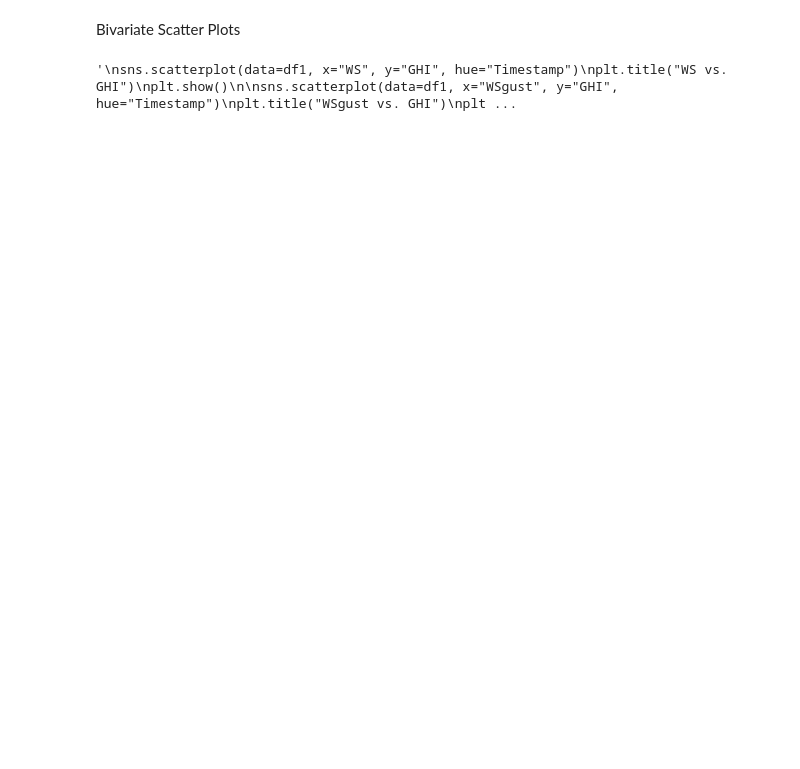
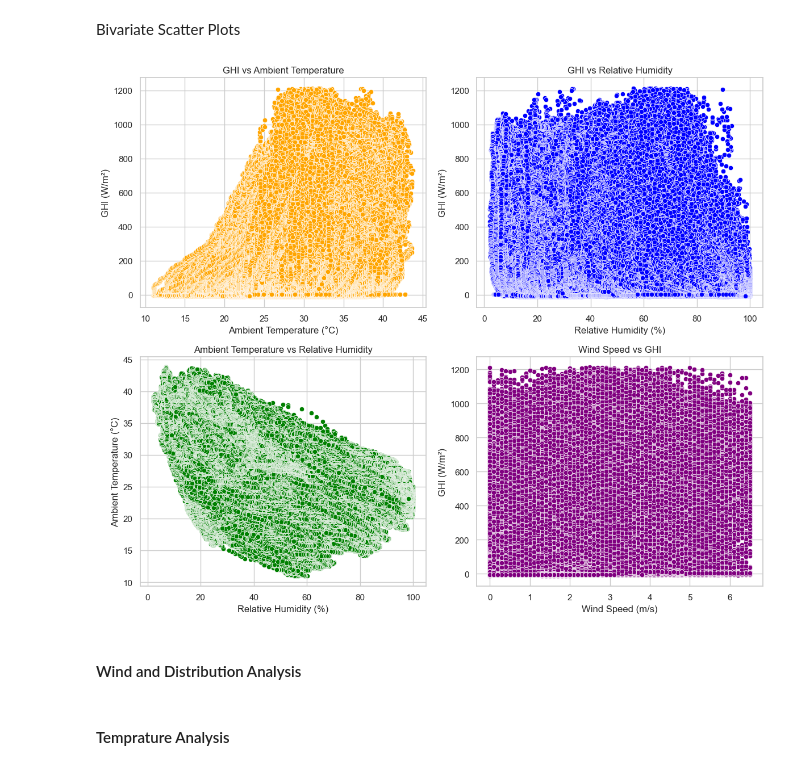
Before and after one commit to tegbiye/solar-challenge-week1, a Jupyter notebook: notebooks/benin_eda.ipynb, the cells around one changed output. Drawn from its saved outputs; the diff is of its cells as text; code cells hidden in the pictures; blank space fills up the shorter version.

```diff
--- a/notebooks/benin_eda.ipynb
+++ b/notebooks/benin_eda.ipynb
@@ -492,27 +490,34 @@ plt.show()
 Bivariate Scatter Plots
 # %%
 # Pairwise scatter of two features, colored by species
-'''
-sns.scatterplot(data=df1, x="WS", y="GHI", hue="Timestamp")
-plt.title("WS vs. GHI")
+sns.set(style="whitegrid")
+fig, axes = plt.subplots(2, 2, figsize=(12, 10))
+
+# 1. GHI vs Tamb
+sns.scatterplot(data=df1, x='Tamb', y='GHI', ax=axes[0, 0], color='orange')
+axes[0, 0].set_title('GHI vs Ambient Temperature')
+axes[0, 0].set_xlabel('Ambient Temperature (°C)')
+axes[0, 0].set_ylabel('GHI (W/m²)')
+
+# 2. GHI vs RH
+sns.scatterplot(data=df1, x='RH', y='GHI', ax=axes[0, 1], color='blue')
+axes[0, 1].set_title('GHI vs Relative Humidity')
+axes[0, 1].set_xlabel('Relative Humidity (%)')
+axes[0, 1].set_ylabel('GHI (W/m²)')
+
+# 3. Tamb vs RH
+sns.scatterplot(data=df1, x='RH', y='Tamb', ax=axes[1, 0], color='green')
+axes[1, 0].set_title('Ambient Temperature vs Relative Humidity')
+axes[1, 0].set_xlabel('Relative Humidity (%)')
+axes[1, 0].set_ylabel('Ambient Temperature (°C)')
+
+# 4. WS vs GHI
+sns.scatterplot(data=df1, x='WS', y='GHI', ax=axes[1, 1], color='purple')
+axes[1, 1].set_title('Wind Speed vs GHI')
+axes[1, 1].set_xlabel('Wind Speed (m/s)')
+axes[1, 1].set_ylabel('GHI (W/m²)')
+
+plt.tight_layout()
 plt.show()
-
-sns.scatterplot(data=df1, x="WSgust", y="GHI", hue="Timestamp")
-plt.title("WSgust vs. GHI")
-plt.show()
-
-sns.scatterplot(data=df1, x="WD", y="GHI", hue="Timestamp")
-plt.title("WD vs. GHI")
-plt.show()
-
-sns.scatterplot(data=df1, x="RH", y="Tamb", hue="Timestamp")
-plt.title("RH vs. Tamb")
-plt.show()
-
-sns.scatterplot(data=df1, x="RH", y="GHI", hue="Timestamp")
-plt.title("RH vs. GHI")
-plt.show()
-
-'''
 # %% [output]
-'\nsns.scatterplot(data=df1, x="WS", y="GHI", hue="Timestamp")\nplt.title("WS vs. GHI")\nplt.show()\n\nsns.scatterplot(data=df1, x="WSgust", y="GHI", hue="Timestamp")\nplt.title("WSgust vs. GHI")\nplt ...
+[figure, added]
@@ -523,0 +535,2 @@ plt.show()
+# %% [markdown]
+#### Wind and Distribution Analysis
@@ -523,0 +583,2 @@ plt.show()
+# %% [markdown]
+#### Temprature Analysis
```
Also changed, not shown: parts of 26 cells of this notebook.
